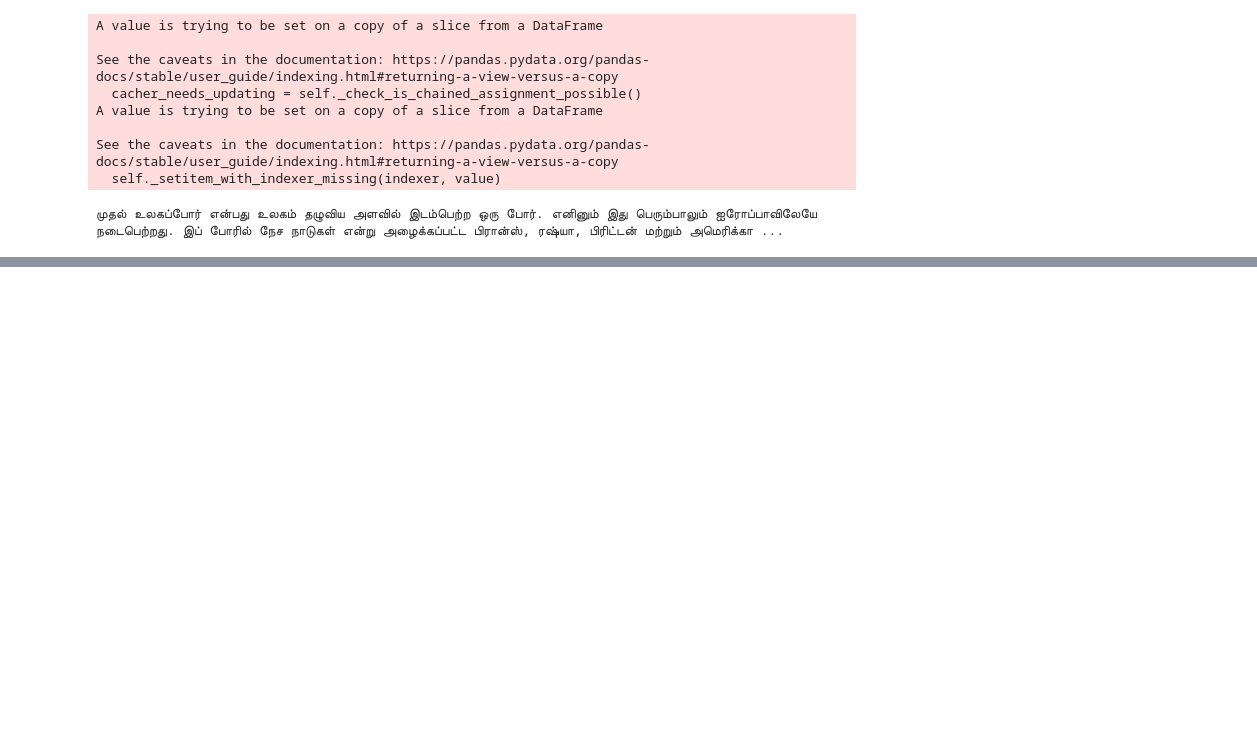
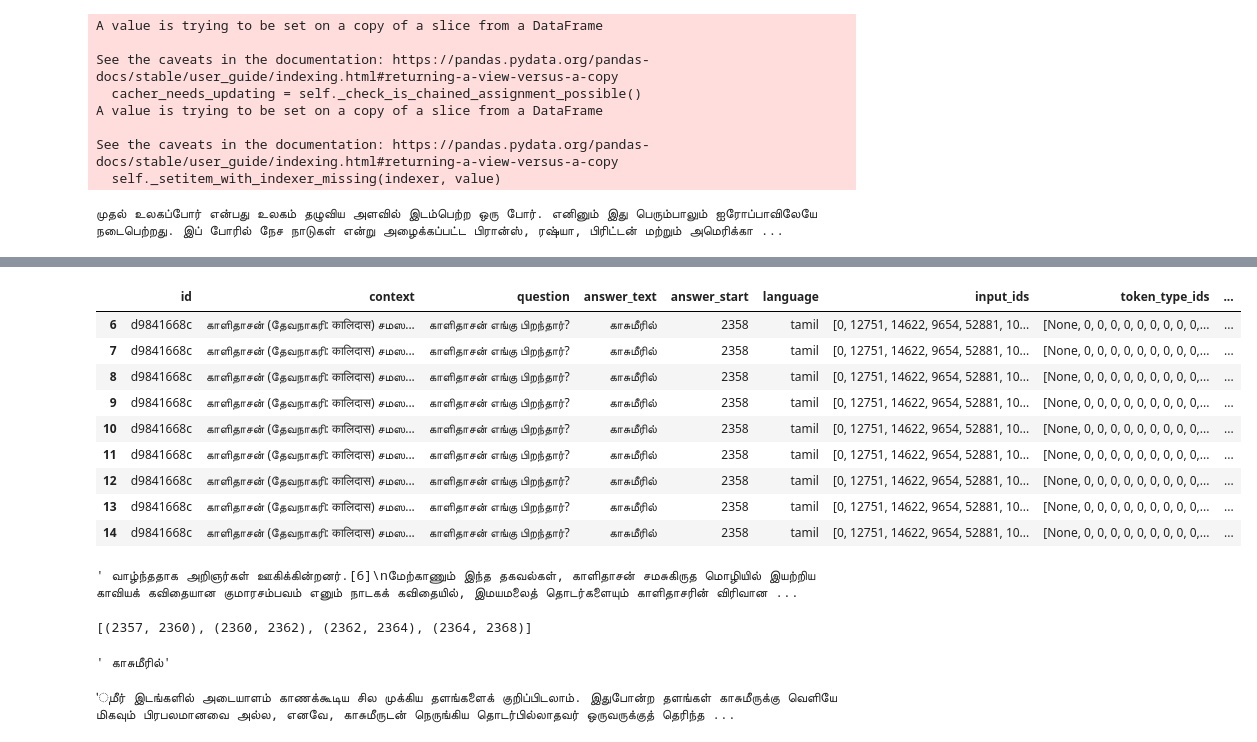
Before and after one commit to guchio3/kaggle-chaii-2021, a Jupyter notebook: notebooks/questionに入っている単語が入ったtextbatchが有効説検証.ipynb, the cells around one changed output, grey strips where cells are left out. Drawn from its saved outputs; the diff is of its cells as text; code cells hidden in the pictures; blank space fills up the shorter version.

```diff
--- a/notebooks/questionに入っている単語が入ったtextbatchが有効説検証.ipynb
+++ b/notebooks/questionに入っている単語が入ったtextbatchが有効説検証.ipynb
@@ -322,0 +328,13 @@ tokenizer.tokenize("சத்தோசி நகமோட்டோவால் "
+# %%
+prep_df.query("id == 'd9841668c'")
+# %% [output]
+|  | id | context | question | answer_text | answer_start | language | input_ids | token_type_ids | ... |
+| 6 | d9841668c | காளிதாசன் (தேவநாகரி: कालिदास) சமஸ... | காளிதாசன் எங்கு பிறந்தார்? | காசுமீரில் | 2358 | tamil | [0, 12751, 14622, 9654, 52881, 10... | [None, 0, 0, 0, 0, 0, 0, 0, 0, 0,... | ... |
+| 7 | d9841668c | காளிதாசன் (தேவநாகரி: कालिदास) சமஸ... | காளிதாசன் எங்கு பிறந்தார்? | காசுமீரில் | 2358 | tamil | [0, 12751, 14622, 9654, 52881, 10... | [None, 0, 0, 0, 0, 0, 0, 0, 0, 0,... | ... |
+| 8 | d9841668c | காளிதாசன் (தேவநாகரி: कालिदास) சமஸ... | காளிதாசன் எங்கு பிறந்தார்? | காசுமீரில் | 2358 | tamil | [0, 12751, 14622, 9654, 52881, 10... | [None, 0, 0, 0, 0, 0, 0, 0, 0, 0,... | ... |
+| 9 | d9841668c | காளிதாசன் (தேவநாகரி: कालिदास) சமஸ... | காளிதாசன் எங்கு பிறந்தார்? | காசுமீரில் | 2358 | tamil | [0, 12751, 14622, 9654, 52881, 10... | [None, 0, 0, 0, 0, 0, 0, 0, 0, 0,... | ... |
+| 10 | d9841668c | காளிதாசன் (தேவநாகரி: कालिदास) சமஸ... | காளிதாசன் எங்கு பிறந்தார்? | காசுமீரில் | 2358 | tamil | [0, 12751, 14622, 9654, 52881, 10... | [None, 0, 0, 0, 0, 0, 0, 0, 0, 0,... | ... |
+| 11 | d9841668c | காளிதாசன் (தேவநாகரி: कालिदास) சமஸ... | காளிதாசன் எங்கு பிறந்தார்? | காசுமீரில் | 2358 | tamil | [0, 12751, 14622, 9654, 52881, 10... | [None, 0, 0, 0, 0, 0, 0, 0, 0, 0,... | ... |
+| 12 | d9841668c | காளிதாசன் (தேவநாகரி: कालिदास) சமஸ... | காளிதாசன் எங்கு பிறந்தார்? | காசுமீரில் | 2358 | tamil | [0, 12751, 14622, 9654, 52881, 10... | [None, 0, 0, 0, 0, 0, 0, 0, 0, 0,... | ... |
+| 13 | d9841668c | காளிதாசன் (தேவநாகரி: कालिदास) சமஸ... | காளிதாசன் எங்கு பிறந்தார்? | காசுமீரில் | 2358 | tamil | [0, 12751, 14622, 9654, 52881, 10... | [None, 0, 0, 0, 0, 0, 0, 0, 0, 0,... | ... |
+| 14 | d9841668c | காளிதாசன் (தேவநாகரி: कालिदास) சமஸ... | காளிதாசன் எங்கு பிறந்தார்? | காசுமீரில் | 2358 | tamil | [0, 12751, 14622, 9654, 52881, 10... | [None, 0, 0, 0, 0, 0, 0, 0, 0, 0,... | ... |
@@ -322,0 +343,15 @@ tokenizer.tokenize("சத்தோசி நகமோட்டோவால் "
+# %%
+get_context_part(row["offset_mapping"], row["context"])
+# %% [output]
+' வாழ்ந்ததாக அறிஞர்கள் ஊகிக்கின்றனர்.[6]\nமேற்காணும் இந்த தகவல்கள், காளிதாசன் சமசுகிருத மொழியில் இயற்றிய காவியக் கவிதையான குமாரசம்பவம் எனும் நாடகக் கவிதையில், இமயமலைத் தொடர்களையும் காளிதாசரின் விரிவான ...
+# %%
+print(row["offset_mapping"][209:212+1])
+# get_context_part(row["offset_mapping"], row["context"])[209:212]
+row["context"][2357:2368]
+# %% [output]
+[(2357, 2360), (2360, 2362), (2362, 2364), (2364, 2368)]
+' காசுமீரில்'
+# %%
+get_context_part(row["offset_mapping"], row["context"])[209:]
+# %% [output]
+'ுமீர் இடங்களில் அடையாளம் காணக்கூடிய சில முக்கிய தளங்களைக் குறிப்பிடலாம். இதுபோன்ற தளங்கள் காசுமீருக்கு வெளியே மிகவும் பிரபலமானவை அல்ல, எனவே, காசுமீருடன் நெருங்கிய தொடர்பில்லாதவர் ஒருவருக்குத் தெரிந்த ...
```
Also changed, not shown: parts of 18 cells of this notebook.
